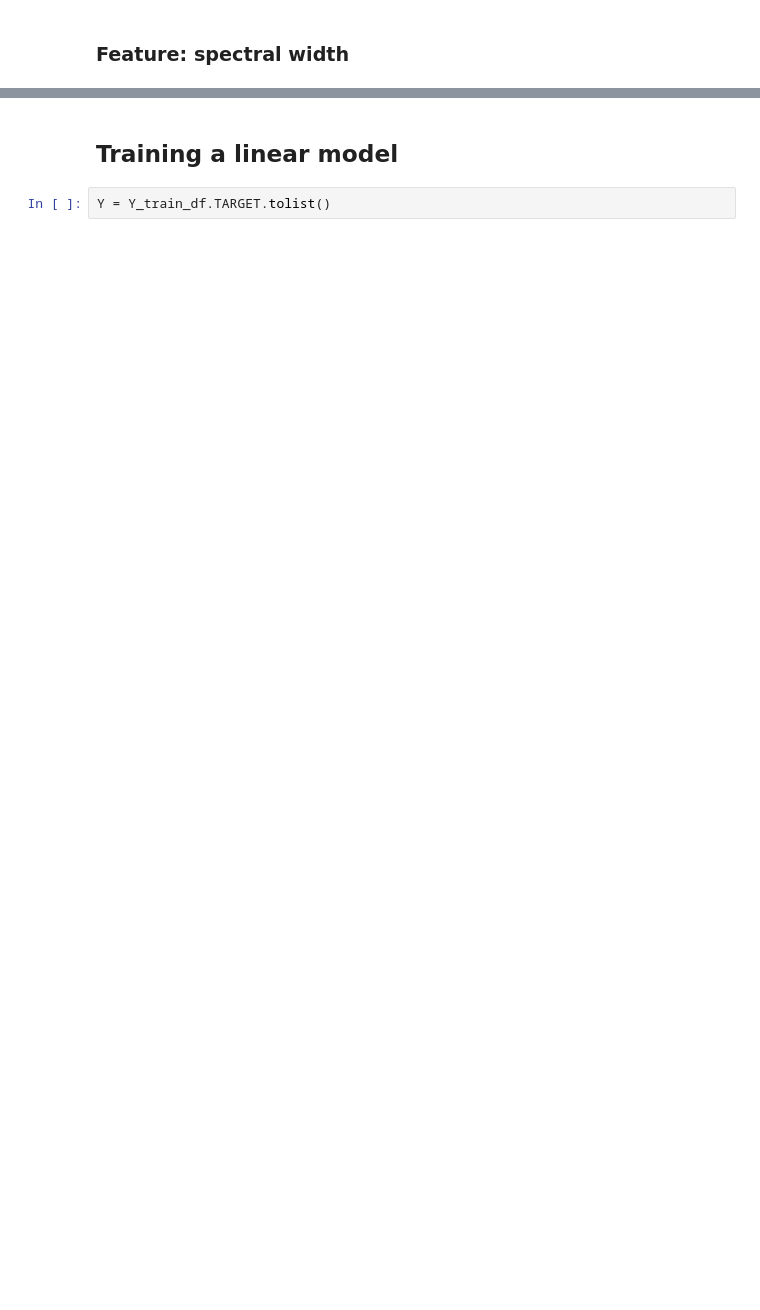
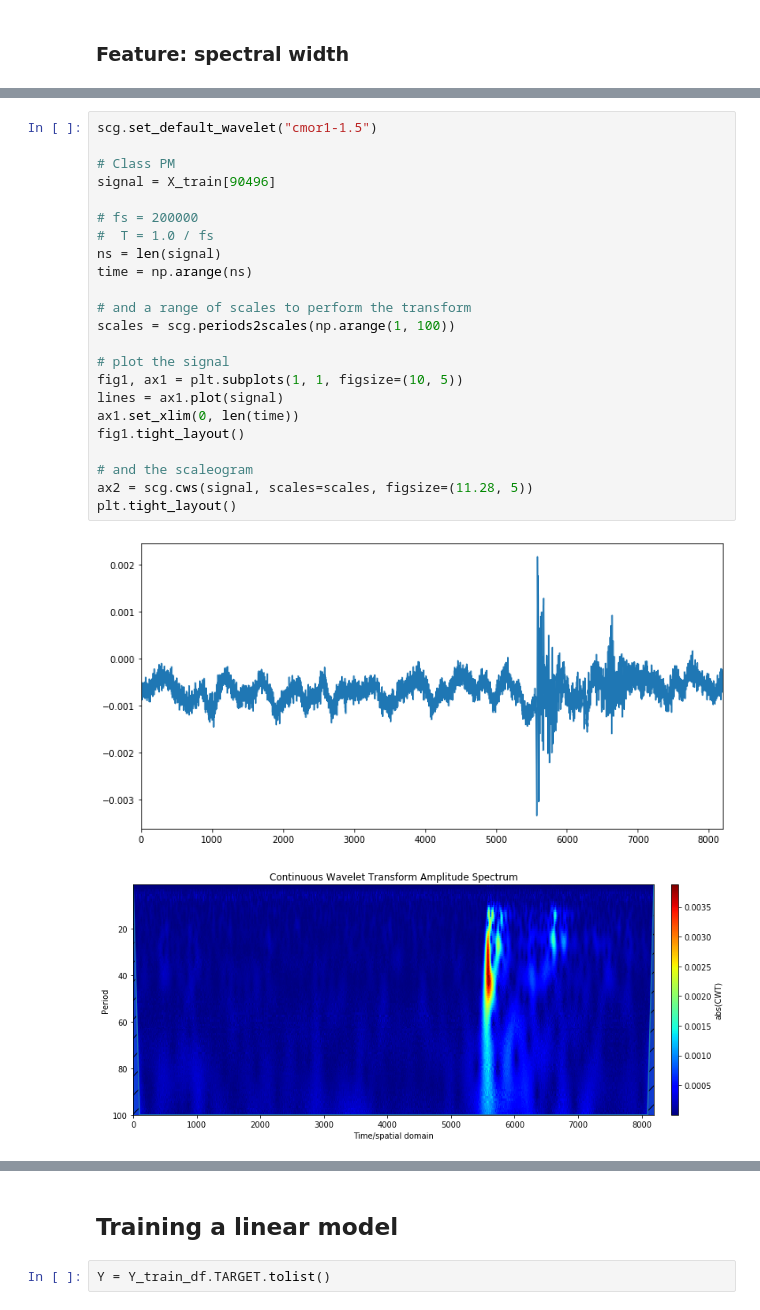
Before and after one commit to bastiendechamps/DOCC10_challenge_MVA, a Jupyter notebook: notebooks/clean.ipynb, the cells around one changed output, grey strips where cells are left out. Drawn from its saved outputs; the diff is of its cells as text; blank space fills up the shorter version.

```diff
--- a/notebooks/clean.ipynb
+++ b/notebooks/clean.ipynb
@@ -224,0 +244,26 @@ def spectral_width(ps, ratio=0.5):
+# %%
+scg.set_default_wavelet("cmor1-1.5")
+
+# Class PM
+signal = X_train[90496]
+
+# fs = 200000
+#  T = 1.0 / fs
+ns = len(signal)
+time = np.arange(ns)
+
+# and a range of scales to perform the transform
+scales = scg.periods2scales(np.arange(1, 100))
+
+# plot the signal
+fig1, ax1 = plt.subplots(1, 1, figsize=(10, 5))
+lines = ax1.plot(signal)
+ax1.set_xlim(0, len(time))
+fig1.tight_layout()
+
+# and the scaleogram
+ax2 = scg.cws(signal, scales=scales, figsize=(11.28, 5))
+plt.tight_layout()
+# %% [output]
+[figure, added]
+[figure, added]
```
Also changed, not shown: parts of 33 cells of this notebook.
